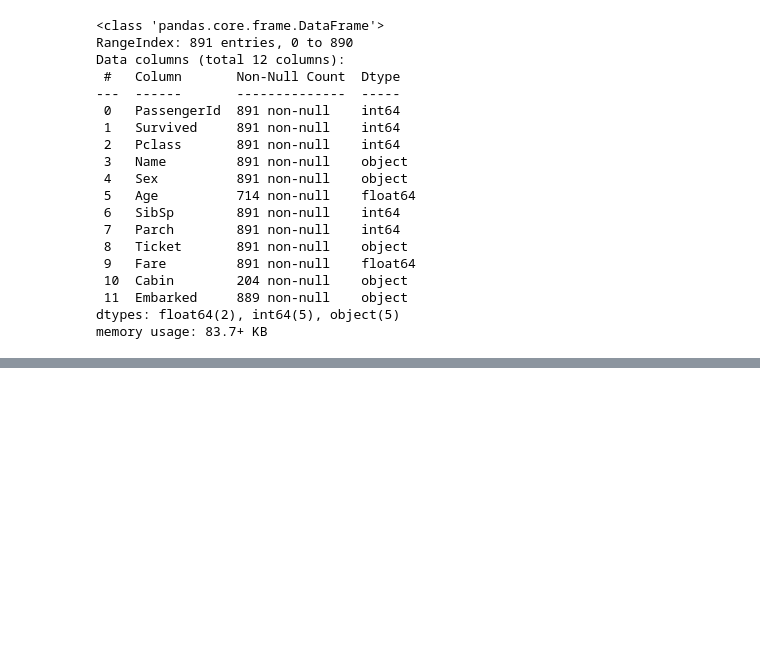
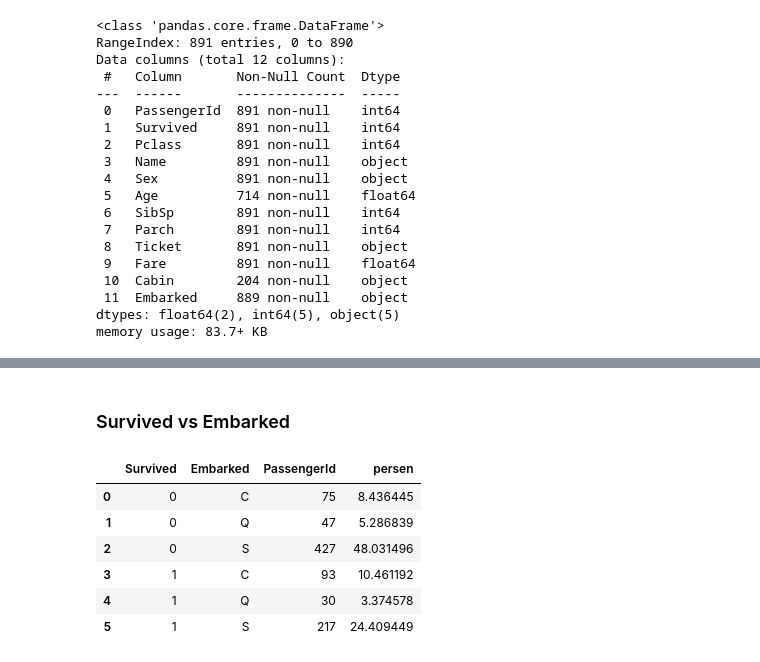
Before and after one commit to ElectricSunset/kaggling, a Jupyter notebook: getting-started/titanic/titanic-explore.ipynb, the cells around one changed output, grey strips where cells are left out. Drawn from its saved outputs; the diff is of its cells as text; code cells hidden in the pictures; blank space fills up the shorter version.

```diff
--- a/getting-started/titanic/titanic-explore.ipynb
+++ b/getting-started/titanic/titanic-explore.ipynb
@@ -43,0 +213,14 @@ base_df.head()
+# %% [markdown]
+### Survived vs Embarked
+# %%
+df_sus_embrk = df[['Survived', 'Embarked', 'PassengerId']].groupby(['Survived', 'Embarked']).count().reset_index()
+df_sus_embrk['persen'] = df_sus_embrk['PassengerId'] / df_sus_embrk['PassengerId'].sum() * 100
+df_sus_embrk
+# %% [output]
+|  | Survived | Embarked | PassengerId | persen |
+| 0 | 0 | C | 75 | 8.436445 |
+| 1 | 0 | Q | 47 | 5.286839 |
+| 2 | 0 | S | 427 | 48.031496 |
+| 3 | 1 | C | 93 | 10.461192 |
+| 4 | 1 | Q | 30 | 3.374578 |
+| 5 | 1 | S | 217 | 24.409449 |
```
Also changed, not shown: parts of 28 cells of this notebook.
